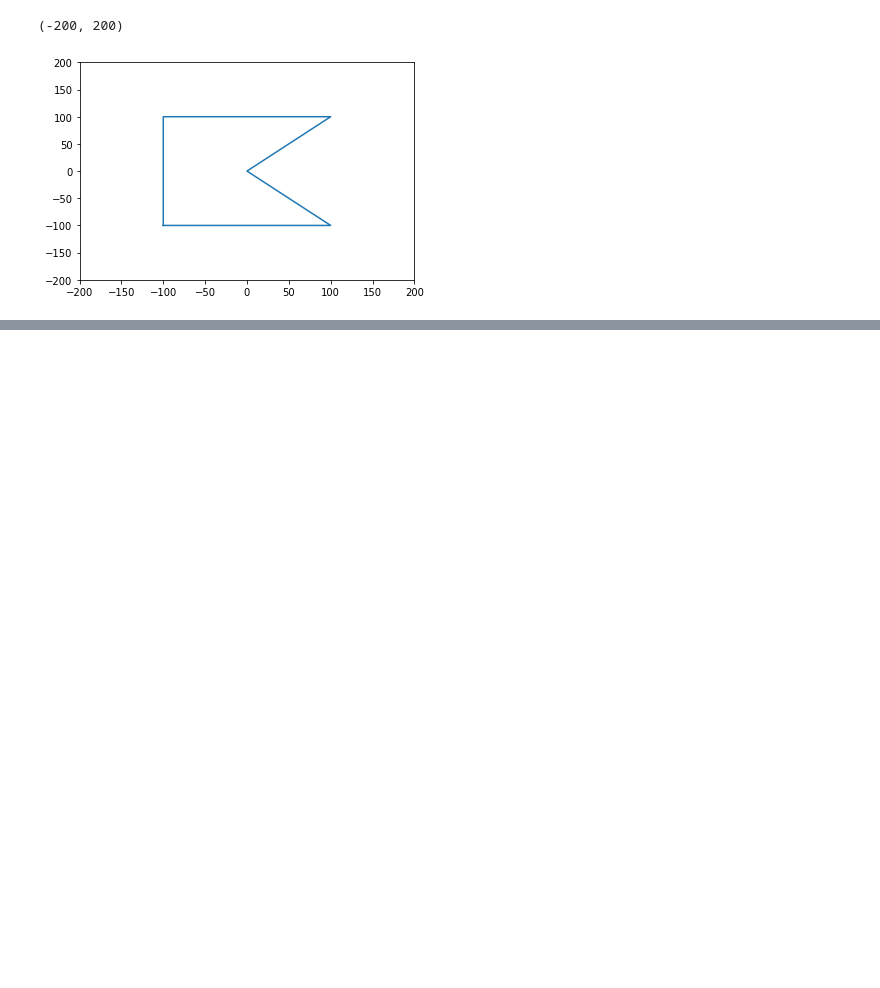
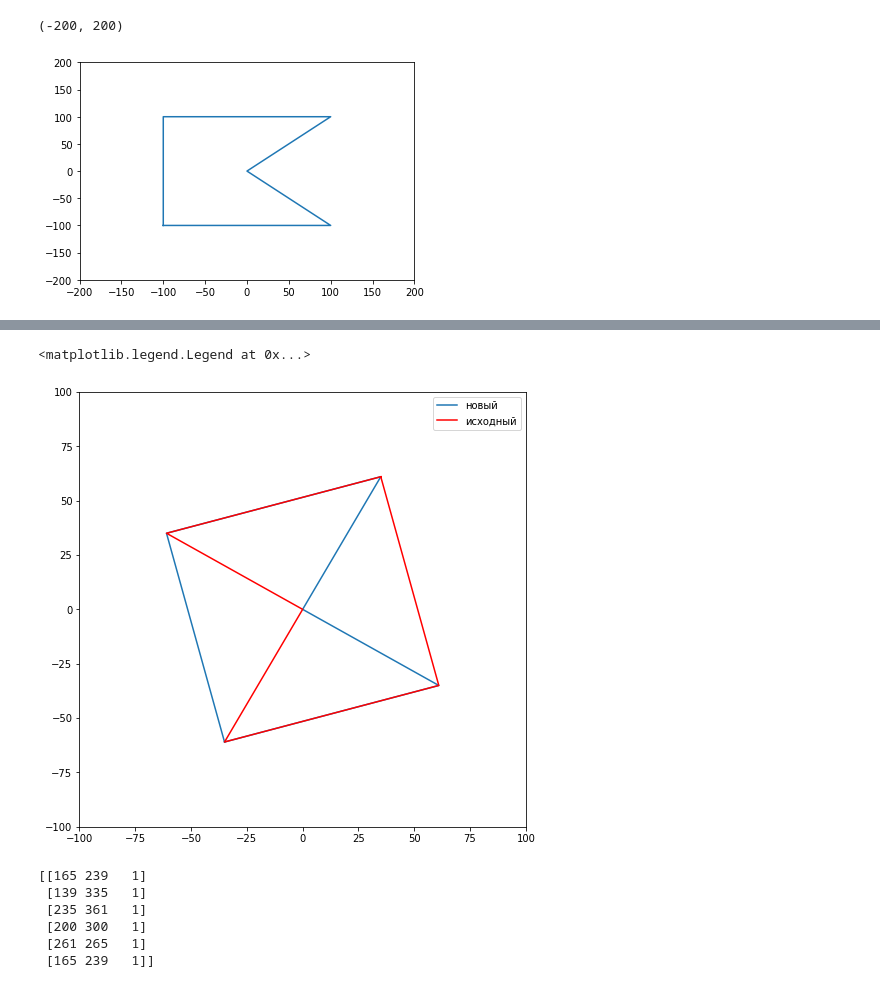
Before and after one commit to andreysemeshin/mds-2-matrix, a Jupyter notebook: mds_2_matrix_hw.ipynb, the cells around one changed output, grey strips where cells are left out. Drawn from its saved outputs; the diff is of its cells as text; code cells hidden in the pictures; blank space fills up the shorter version.

```diff
--- a/mds_2_matrix_hw.ipynb
+++ b/mds_2_matrix_hw.ipynb
@@ -101,0 +181,7 @@ plt.xlim([-200, 200])
+# %%
+# Отразить объект относительно прямой y=x
+TransformArray_inv = np.array([
+    [-1, 0, 0],
+    [0, -1, 0],
+    [0, 0, 1]
+])
@@ -101,0 +202,17 @@ plt.xlim([-200, 200])
+# %%
+# Отразить объект относительно прямой y=x
+plt.figure(
+    figsize=(8, 8),
+    )
+x = D[:,0]
+y = D[:,1]
+plt.plot(x, y)
+x = C[:,0]
+y = C[:,1]
+plt.plot(x, y, color='r')
+plt.ylim([-100, 100])
+plt.xlim([-100, 100])
+plt.legend(['новый', 'исходный'])
+# %% [output]
+<matplotlib.legend.Legend at 0x...>
+[figure, added]
@@ -101,0 +228,14 @@ plt.xlim([-200, 200])
+# %%
+E = []
+for point in D:
+    new_point=np.dot(TransformArray_move,np.transpose(point))
+    E.append(new_point)
+E = np.array(E).astype(int)
+print(E)
+# %% [output]
+[[165 239   1]
+ [139 335   1]
+ [235 361   1]
+ [200 300   1]
+ [261 265   1]
+ [165 239   1]]
```
Also changed, not shown: parts of 19 cells of this notebook.
